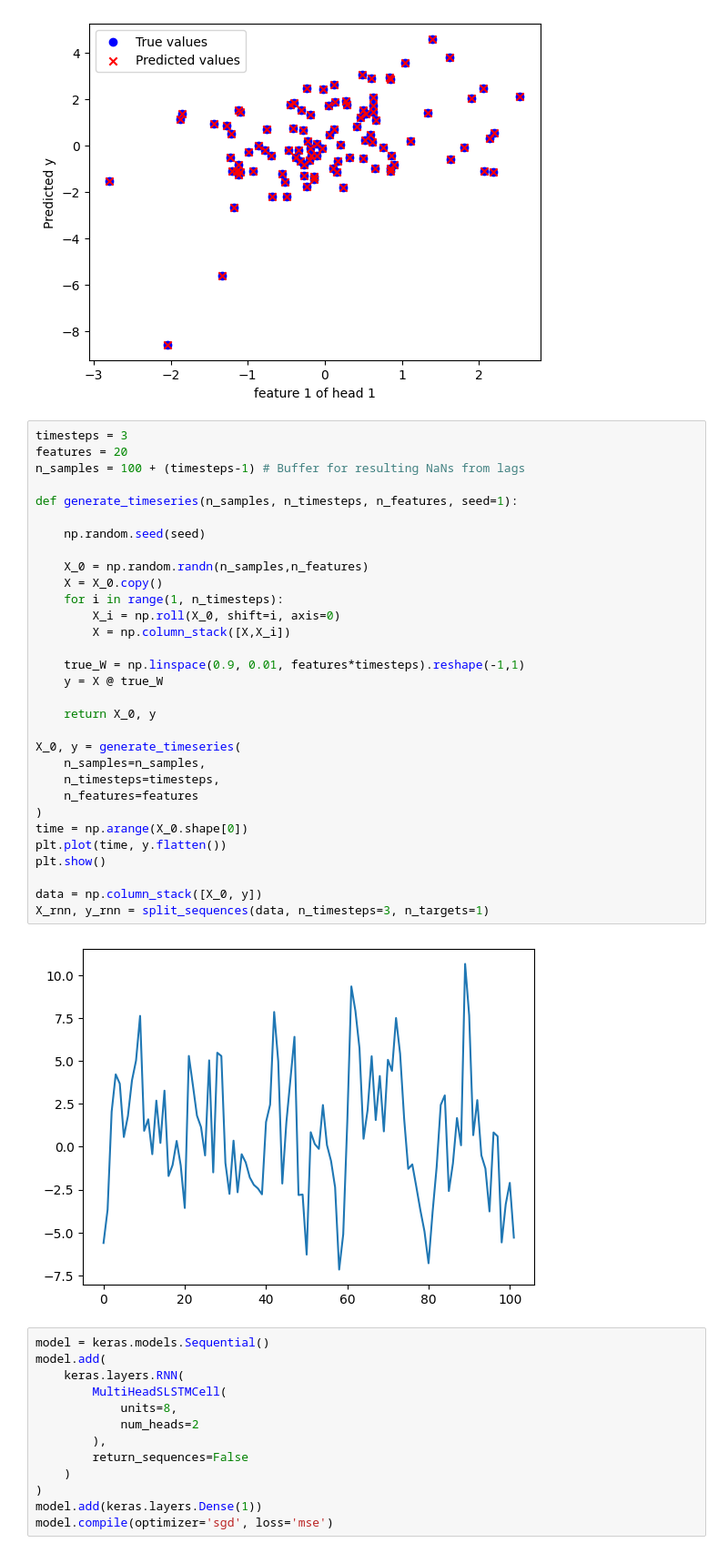
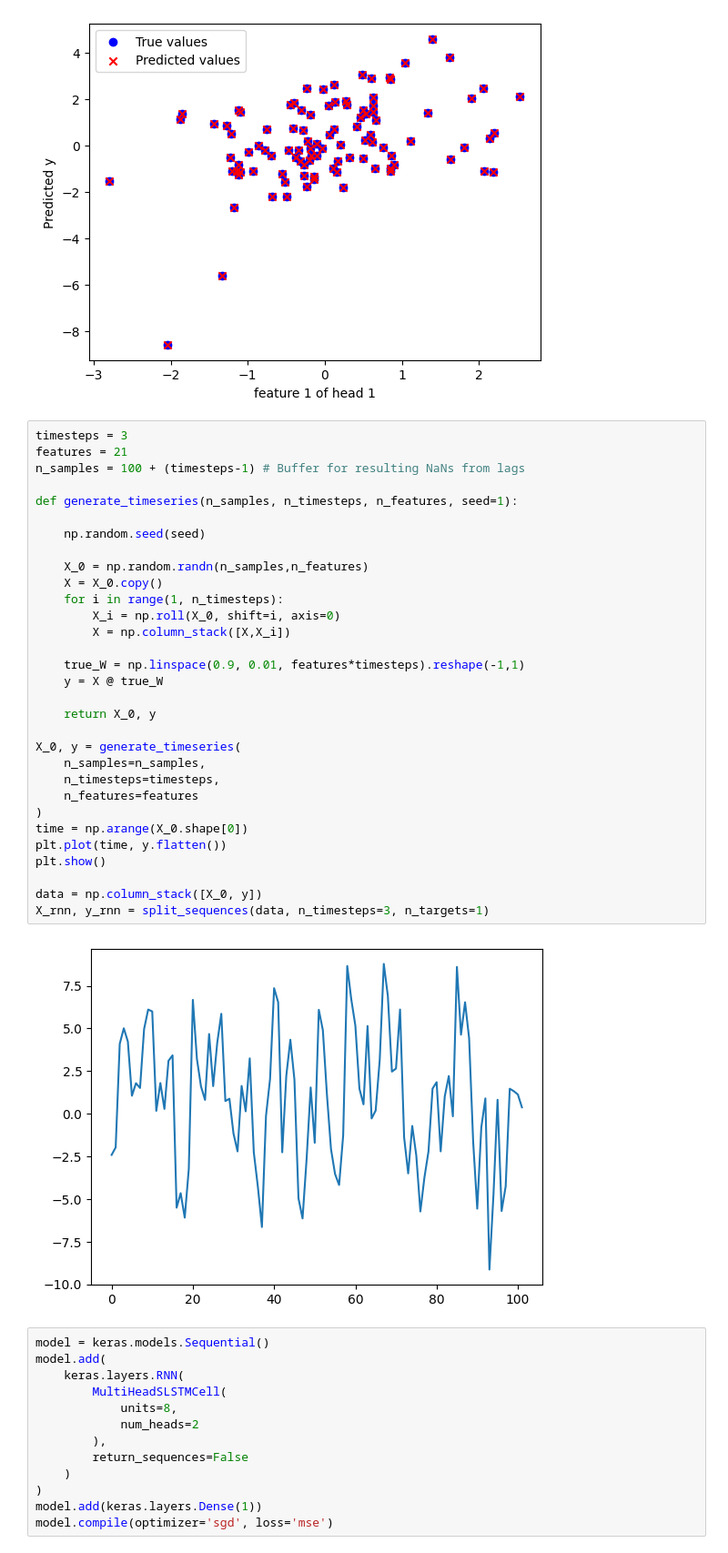
Before and after one commit to rproner1/MacroAtRisk, a Jupyter notebook: sandbox.ipynb, the cells around one changed output. Shown at 91% size. Cells and saved outputs as stored; diff of their text form.

```diff
--- a/sandbox.ipynb
+++ b/sandbox.ipynb
@@ -422,37 +476,37 @@ plt.show()
 [figure]
 # %%
 timesteps = 3
-features = 20
+features = 21
 n_samples = 100 + (timesteps-1) # Buffer for resulting NaNs from lags
 
 def generate_timeseries(n_samples, n_timesteps, n_features, seed=1):
 
     np.random.seed(seed)
 
     X_0 = np.random.randn(n_samples,n_features)
     X = X_0.copy()
     for i in range(1, n_timesteps):
         X_i = np.roll(X_0, shift=i, axis=0)
         X = np.column_stack([X,X_i])
 
     true_W = np.linspace(0.9, 0.01, features*timesteps).reshape(-1,1)
     y = X @ true_W
 
     return X_0, y
 
 X_0, y = generate_timeseries(
     n_samples=n_samples,
     n_timesteps=timesteps,
     n_features=features
 )
 time = np.arange(X_0.shape[0])
 plt.plot(time, y.flatten())
 plt.show()
 
 data = np.column_stack([X_0, y])
 X_rnn, y_rnn = split_sequences(data, n_timesteps=3, n_targets=1)
 # %% [output]
-[figure, old version]
+[figure, new version]
 # %%
 model = keras.models.Sequential()
 model.add(
```
Also changed, not shown: parts of 8 cells of this notebook.
